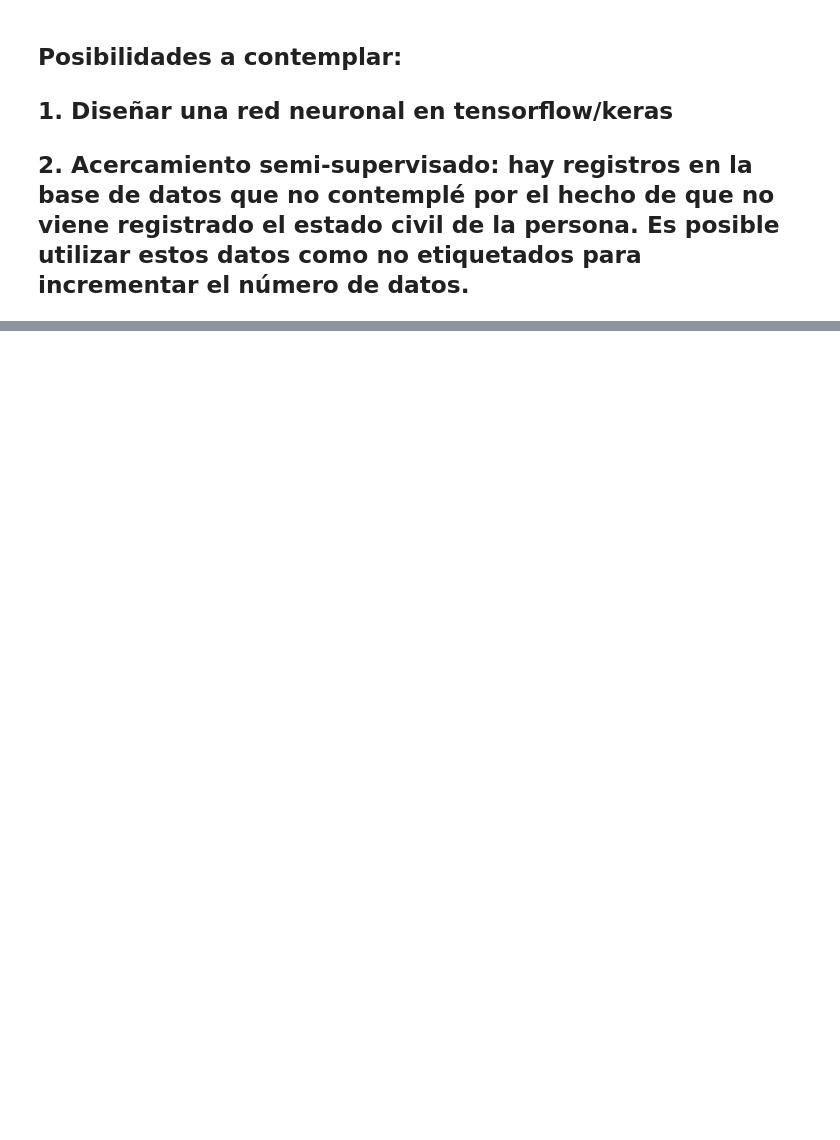
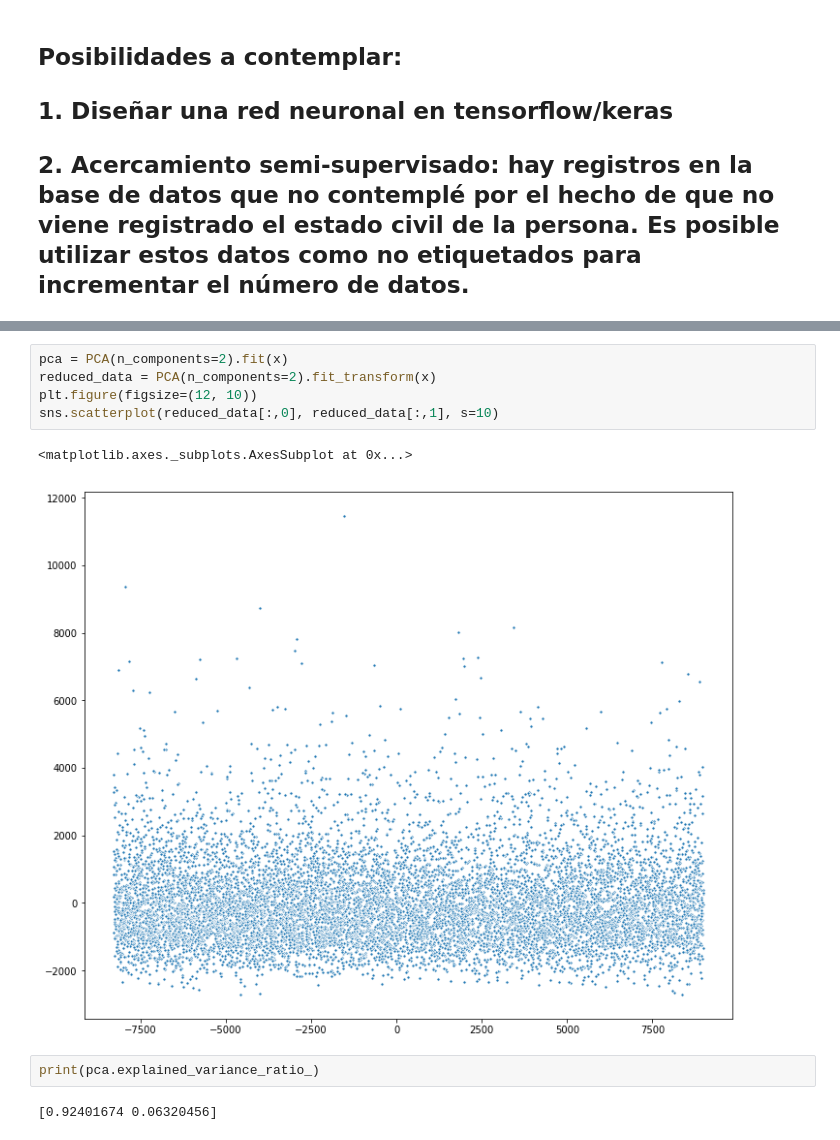
Before and after one commit to victornoriega/nhanes-project, a Jupyter notebook: Clasificacion.ipynb, the cells around one changed output, grey strips where cells are left out. Drawn from its saved outputs; the diff is of its cells as text; blank space fills up the shorter version.

```diff
--- a/Clasificacion.ipynb
+++ b/Clasificacion.ipynb
@@ -226,0 +174,12 @@ NameError: name 'KerasClassifier' is not defined
+# %%
+pca = PCA(n_components=2).fit(x)
+reduced_data = PCA(n_components=2).fit_transform(x)
+plt.figure(figsize=(12, 10))
+sns.scatterplot(reduced_data[:,0], reduced_data[:,1], s=10)
+# %% [output]
+<matplotlib.axes._subplots.AxesSubplot at 0x...>
+[figure, added]
+# %%
+print(pca.explained_variance_ratio_)
+# %% [output]
+[0.92401674 0.06320456]
```
Also changed, not shown: parts of 14 cells of this notebook, 1 other file.
